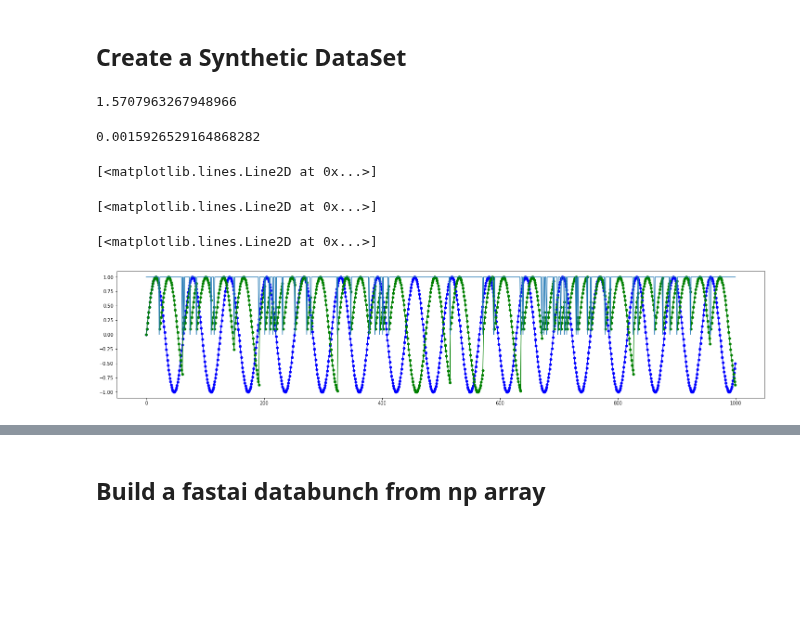
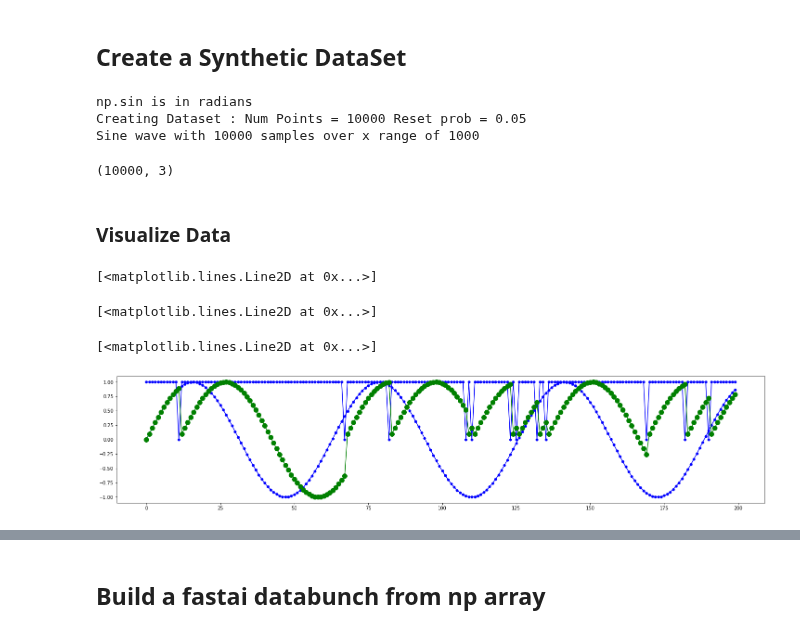
Before and after one commit to dustinvanstee/aicoc-ai-immersion, a Jupyter notebook: Sequence/FastAI-RNN-experiment.ipynb, the cells around one changed output, grey strips where cells are left out. Saved outputs shown, nothing was run; the diff lists cells and outputs as text; code cells hidden in the pictures; blank space fills up the shorter version.

```diff
--- a/Sequence/FastAI-RNN-experiment.ipynb
+++ b/Sequence/FastAI-RNN-experiment.ipynb
@@ -25,15 +51,2 @@ def model_summary(net) :
 # %% [markdown]
 ## Create a Synthetic DataSet
-# %%
-NP=1000
-# Create a sample time series
-ii=np.linspace(0,100,num=NP)
-a = np.sin(ii)
-b = np.random.choice([0,1],size=NP,p=[0.05,0.95])
-# %%
-print(np.pi/2)
-np.sin(0)
-np.sin(3.14)
-# %% [output]
-1.5707963267948966
-0.0015926529164868282
@@ -51,15 +53,52 @@ c_prev[1:NP] = c[0:NP-1]
+# %%
+def create_data_set(NP=1000,p=0.05) :
+    # Create a sample time series
+    x_range = int(NP/10) # basically a point every 0.1 in x ..
+    print("Creating Dataset : Num Points = {} Reset prob = {}".format(NP,p))
+    print("Sine wave with {} samples over x range of {}".format(NP,x_range))
+    ii=np.linspace(0,x_range,num=NP)
+    a = np.sin(ii)
+    b = np.random.choice([0,1],size=NP,p=[p,1-p])
+
+    c = np.zeros(NP)
+    idx=0
+    for i in range(NP) :
+        c[i] = a[idx]
+        if(b[i]==0):
+            idx=0
+        idx+=1
+    c_prev = np.zeros(NP)
+    c_prev[1:NP] = c[0:NP-1]
+
+    X = np.stack((a,b,c_prev),axis=1)
+    y = c
+    columns=['ii','a','b','c_prev','c']
+    return(ii,X,y,columns)
+# %%
+print("np.sin is in radians")
+NP=10000
+ii,X,y,columns = create_data_set(NP=NP)
+X.shape
+# %% [output]
+np.sin is in radians
+Creating Dataset : Num Points = 10000 Reset prob = 0.05
+Sine wave with 10000 samples over x range of 1000
+(10000, 3)
+# %% [markdown]
+### Visualize Data
 # %%
-# C is just a sine wave ...
+# X:,0 is a... just a sine wave ...
 # resets when b equals zero
 plt.figure(figsize=(25,5))
-display(plt.plot(a,'-bo',markersize=5))
-display(plt.plot(c,'-go',markersize=5))
-display(plt.plot(b))
+display(plt.plot(X[0:200,0],'-bo',markersize=5))
+display(plt.plot(X[0:200,1],'-bo',markersize=5))
+
+display(plt.plot(y[0:200],'-go',markersize=10))
 # %% [output]
 [<matplotlib.lines.Line2D at 0x...>]
 [<matplotlib.lines.Line2D at 0x...>]
 [<matplotlib.lines.Line2D at 0x...>]
-[figure, old version]
+[figure, new version]
 # %%
 ### Chuck it in a DF
 # %%
```
Also changed, not shown: parts of 13 cells of this notebook.
